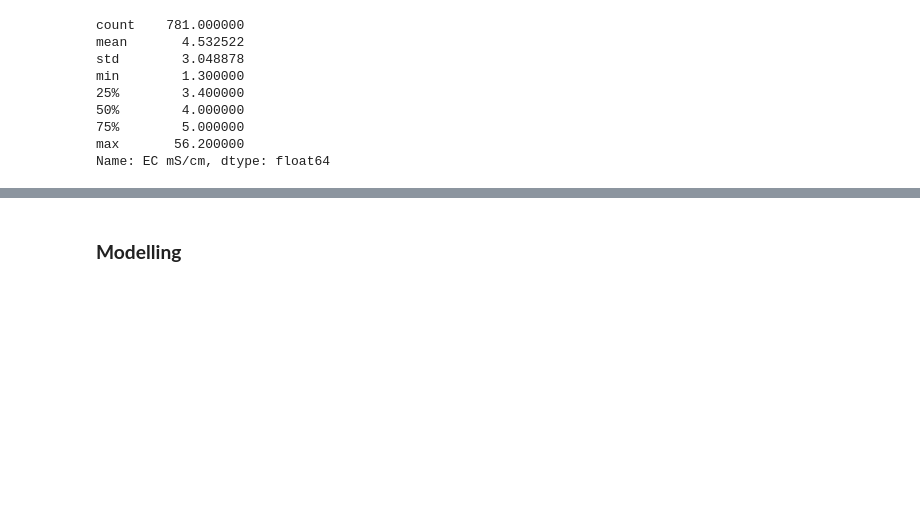
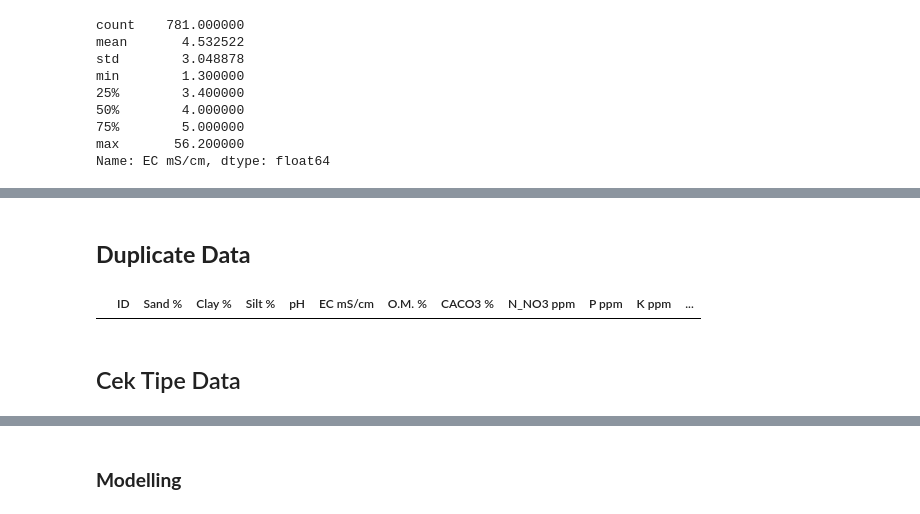
Before and after one commit to Rullyro/tubesandat, a Jupyter notebook: tubesanalisisdata.ipynb, the cells around one changed output, grey strips where cells are left out. Saved outputs shown, nothing was run; the diff lists cells and outputs as text; code cells hidden in the pictures; blank space fills up the shorter version.

```diff
--- a/tubesanalisisdata.ipynb
+++ b/tubesanalisisdata.ipynb
@@ -101,5 +108,0 @@ X
-# %%
-# # Normalisasi
-# sc = MinMaxScaler(feature_range=(0, 1))
-# X_Normalize = pd.DataFrame(data=sc.fit_transform(X),columns=feature_cols)
-df['Clay %_Nor'] = (df["Clay %"] - df["Clay %"].min()) / (df["Clay %"].max() - df["Clay %"].min())
@@ -111,0 +134,12 @@ df["Clay %_Nor"].hist(bins=6)
+# %%
+df['Mn ppm'].fillna(int(df['Mn ppm'].mean()), inplace=True)
+# %% [markdown]
+## **Duplicate Data**
+# %%
+# Cek Data Duplicate
+ids = df["ID"]
+df[ids.isin(ids[ids.duplicated()])]
+# %% [output]
+|  | ID | Sand % | Clay % | Silt % | pH | EC mS/cm | O.M. % | CACO3 % | N_NO3 ppm | P ppm | K ppm | ... |
+# %% [markdown]
+## Cek Tipe Data
```
Also changed, not shown: parts of 14 cells of this notebook.
